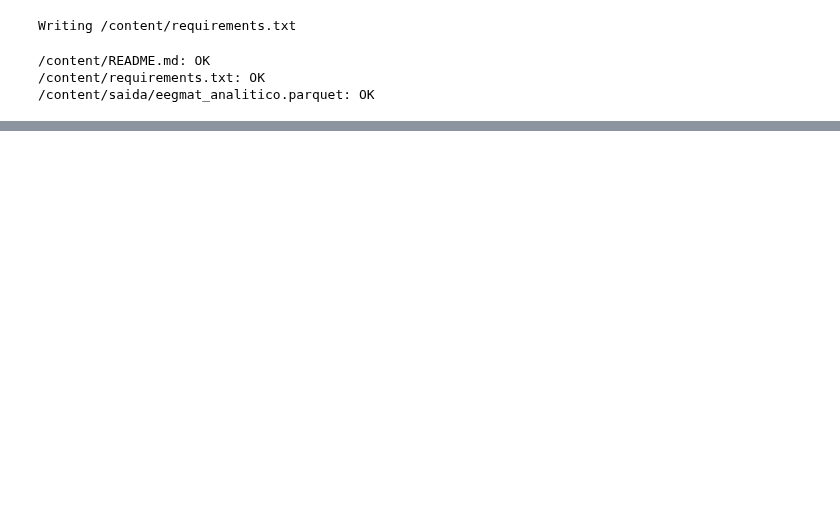
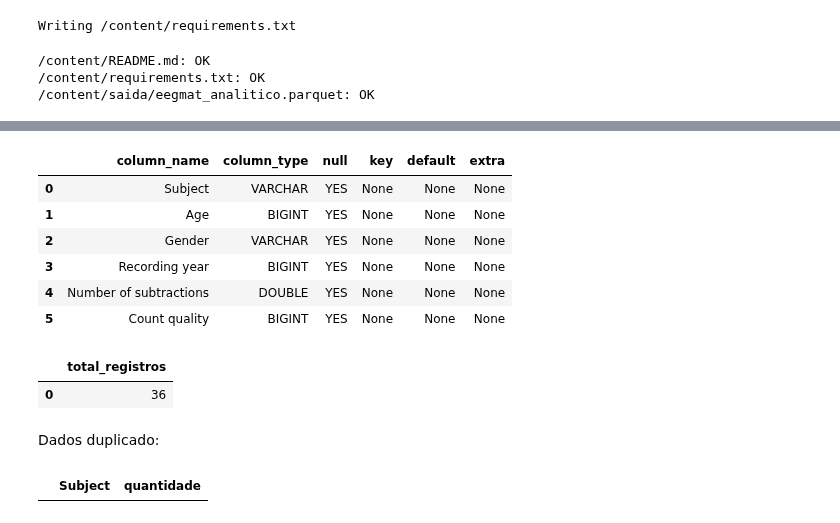
Before and after one commit to mariasurjus1005/projeto-reprodutivel-eeg_aula1, a Jupyter notebook: EEGMAT_EDA.ipynb, the cells around one changed output, grey strips where cells are left out. Drawn from its saved outputs; the diff is of its cells as text; code cells hidden in the pictures; blank space fills up the shorter version.

```diff
--- a/EEGMAT_EDA.ipynb
+++ b/EEGMAT_EDA.ipynb
@@ -474,0 +485,37 @@ for arquivo in arquivos:
+# %%
+
+con.execute("""
+DESCRIBE
+SELECT *
+FROM read_parquet('./saida/eegmat_analitico.parquet')
+""").fetchdf()
+# %% [output]
+|  | column_name | column_type | null | key | default | extra |
+| 0 | Subject | VARCHAR | YES | None | None | None |
+| 1 | Age | BIGINT | YES | None | None | None |
+| 2 | Gender | VARCHAR | YES | None | None | None |
+| 3 | Recording year | BIGINT | YES | None | None | None |
+| 4 | Number of subtractions | DOUBLE | YES | None | None | None |
+| 5 | Count quality | BIGINT | YES | None | None | None |
+# %%
+con.execute("""
+SELECT COUNT(*) AS total_registros
+FROM read_parquet('./saida/eegmat_analitico.parquet')
+""").fetchdf()
+# %% [output]
+|  | total_registros |
+| 0 | 36 |
+# %% [markdown]
+Dados duplicado:
+# %%
+con.execute("""
+SELECT
+    Subject,
+    COUNT(*) AS quantidade
+FROM read_parquet('./saida/eegmat_analitico.parquet')
+GROUP BY Subject
+HAVING COUNT(*) > 1
+ORDER BY quantidade DESC
+""").fetchdf()
+# %% [output]
+|  | Subject | quantidade |
```
Also changed, not shown: parts of 23 cells of this notebook.
